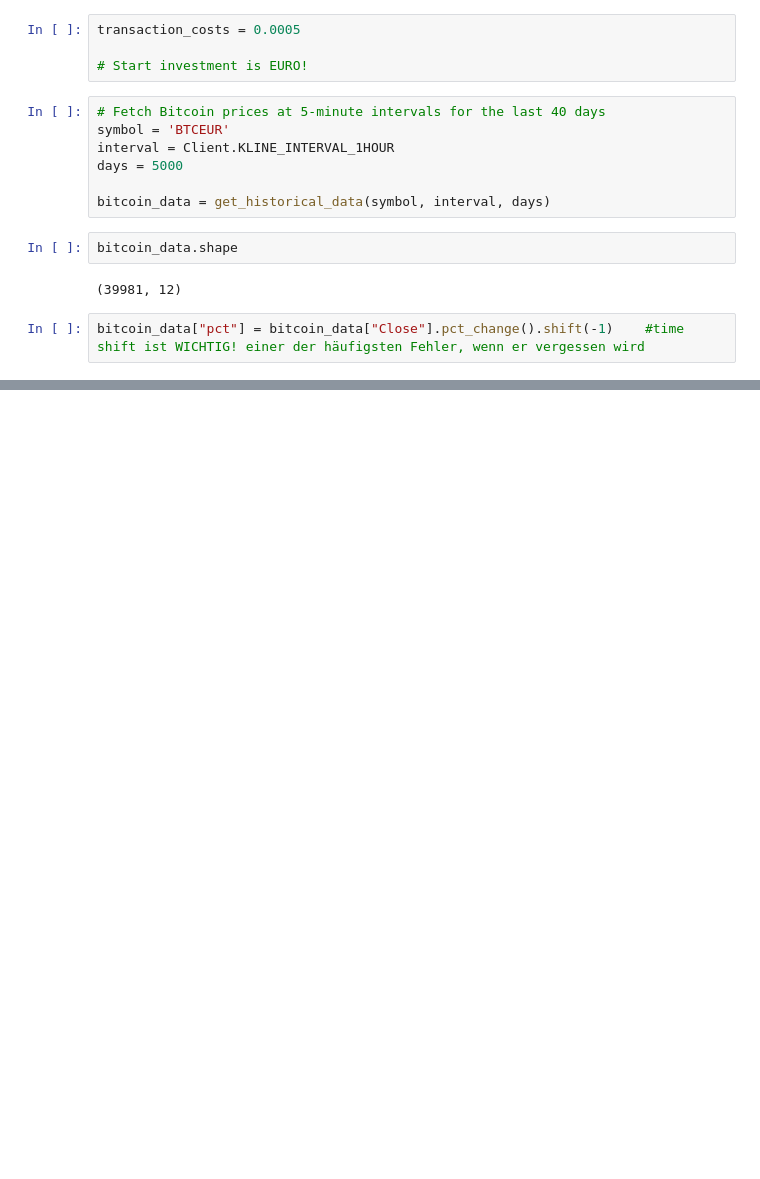
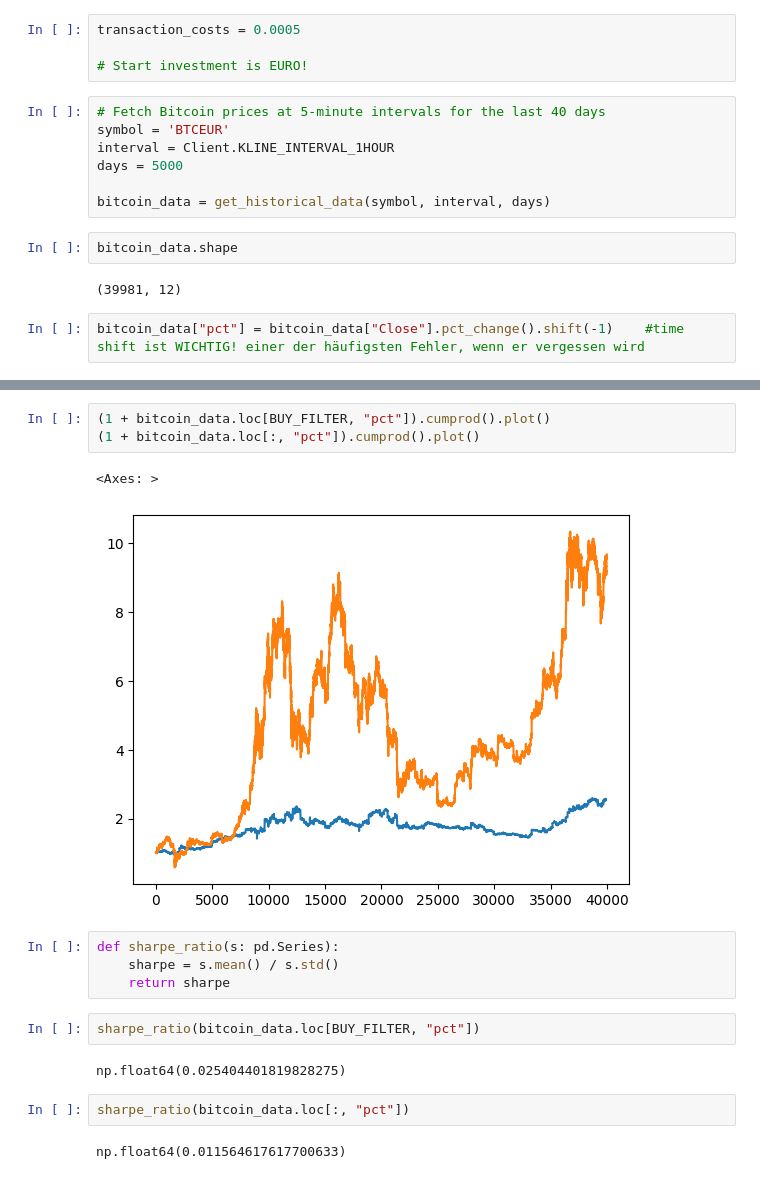
Before and after one commit to adrianbeer/GetaBot, a Jupyter notebook: backtests.ipynb, the cells around one changed output, grey strips where cells are left out. Saved outputs shown, nothing was run; the diff lists cells and outputs as text; blank space fills up the shorter version.

```diff
--- a/backtests.ipynb
+++ b/backtests.ipynb
@@ -36,0 +41,18 @@ bitcoin_data
+# %%
+(1 + bitcoin_data.loc[BUY_FILTER, "pct"]).cumprod().plot()
+(1 + bitcoin_data.loc[:, "pct"]).cumprod().plot()
+# %% [output]
+<Axes: >
+[figure, added]
+# %%
+def sharpe_ratio(s: pd.Series):
+    sharpe = s.mean() / s.std()
+    return sharpe
+# %%
+sharpe_ratio(bitcoin_data.loc[BUY_FILTER, "pct"])
+# %% [output]
+np.float64(0.025404401819828275)
+# %%
+sharpe_ratio(bitcoin_data.loc[:, "pct"])
+# %% [output]
+np.float64(0.011564617617700633)
```
Also changed, not shown: parts of 6 cells of this notebook, 1 other file.
